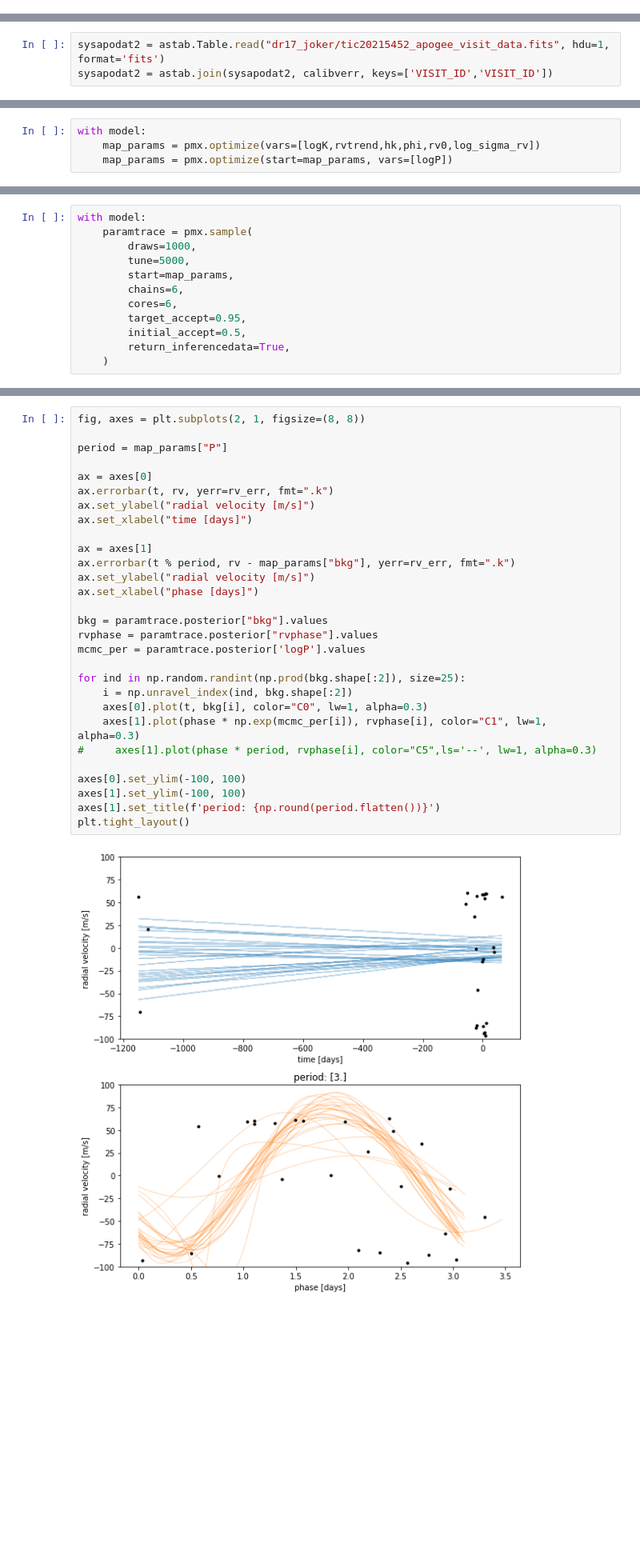
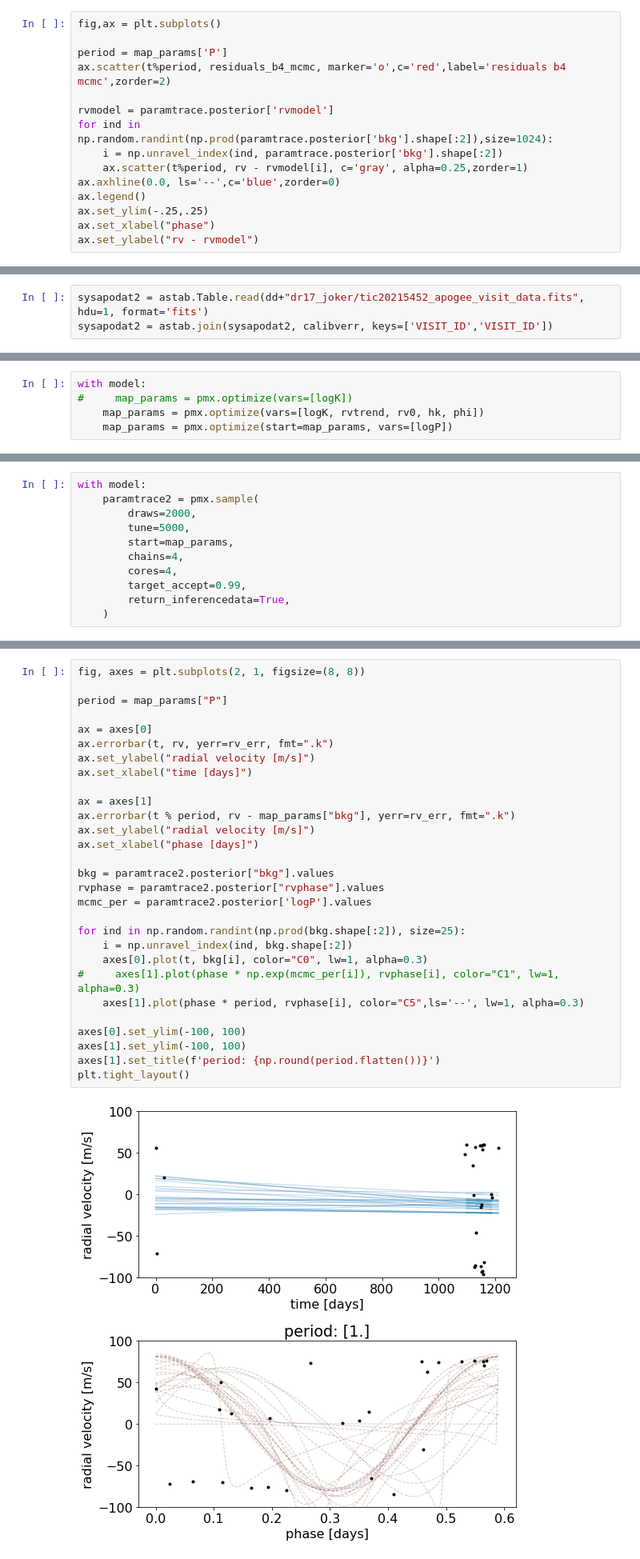
Before and after one commit to kjaehnig/GAT_SEBs, a Jupyter notebook: pymc3_RV_transit_model_testing.ipynb, the cells around one changed output, grey strips where cells are left out. Shown at 80% size. Cells and saved outputs as stored; diff of their text form; blank space fills up the shorter version.

```diff
--- a/pymc3_RV_transit_model_testing.ipynb
+++ b/pymc3_RV_transit_model_testing.ipynb
@@ -279,0 +351,15 @@ WARNING:root:Too few points to create valid contours
+# %%
+fig,ax = plt.subplots()
+
+period = map_params['P']
+ax.scatter(t%period, residuals_b4_mcmc, marker='o',c='red',label='residuals b4 mcmc',zorder=2)
+
+rvmodel = paramtrace.posterior['rvmodel']
+for ind in np.random.randint(np.prod(paramtrace.posterior['bkg'].shape[:2]),size=1024):
+    i = np.unravel_index(ind, paramtrace.posterior['bkg'].shape[:2])
+    ax.scatter(t%period, rv - rvmodel[i], c='gray', alpha=0.25,zorder=1)
+ax.axhline(0.0, ls='--',c='blue',zorder=0)
+ax.legend()
+ax.set_ylim(-.25,.25)
+ax.set_xlabel("phase")
+ax.set_ylabel("rv - rvmodel")
@@ -331,7 +420,7 @@ array([[<AxesSubplot:title={'center':'logP'}>,
 # %% [markdown]
 # pymc3 RV model for TIC 20215452 (more RV measurements, might be SB2)
 # %%
-sysapodat2 = astab.Table.read("dr17_joker/tic20215452_apogee_visit_data.fits", hdu=1, format='fits')
+sysapodat2 = astab.Table.read(dd+"dr17_joker/tic20215452_apogee_visit_data.fits", hdu=1, format='fits')
 sysapodat2 = astab.join(sysapodat2, calibverr, keys=['VISIT_ID','VISIT_ID'])
 # %%
 fig,ax = plt.subplots()
@@ -426,6 +529,7 @@ with pm.Model() as model:
     )
 # %%
 with model:
-    map_params = pmx.optimize(vars=[logK,rvtrend,hk,phi,rv0,log_sigma_rv])
+#     map_params = pmx.optimize(vars=[logK])
+    map_params = pmx.optimize(vars=[logK, rvtrend, rv0, hk, phi])
     map_params = pmx.optimize(start=map_params, vars=[logP])
 # %% [output]
@@ -462,13 +566,12 @@ plt.tight_layout()
 # %%
 with model:
-    paramtrace = pmx.sample(
-        draws=1000,
+    paramtrace2 = pmx.sample(
+        draws=2000,
         tune=5000,
         start=map_params,
-        chains=6,
-        cores=6,
-        target_accept=0.95,
-        initial_accept=0.5,
+        chains=4,
+        cores=4,
+        target_accept=0.99,
         return_inferencedata=True,
     )
 # %% [output]
@@ -520,31 +615,31 @@ WARNING:root:Too few points to create valid contours
 # %%
 fig, axes = plt.subplots(2, 1, figsize=(8, 8))
 
 period = map_params["P"]
 
 ax = axes[0]
 ax.errorbar(t, rv, yerr=rv_err, fmt=".k")
 ax.set_ylabel("radial velocity [m/s]")
 ax.set_xlabel("time [days]")
 
 ax = axes[1]
 ax.errorbar(t % period, rv - map_params["bkg"], yerr=rv_err, fmt=".k")
 ax.set_ylabel("radial velocity [m/s]")
 ax.set_xlabel("phase [days]")
 
-bkg = paramtrace.posterior["bkg"].values
-rvphase = paramtrace.posterior["rvphase"].values
-mcmc_per = paramtrace.posterior['logP'].values
+bkg = paramtrace2.posterior["bkg"].values
+rvphase = paramtrace2.posterior["rvphase"].values
+mcmc_per = paramtrace2.posterior['logP'].values
 
 for ind in np.random.randint(np.prod(bkg.shape[:2]), size=25):
     i = np.unravel_index(ind, bkg.shape[:2])
     axes[0].plot(t, bkg[i], color="C0", lw=1, alpha=0.3)
-    axes[1].plot(phase * np.exp(mcmc_per[i]), rvphase[i], color="C1", lw=1, alpha=0.3)
-#     axes[1].plot(phase * period, rvphase[i], color="C5",ls='--', lw=1, alpha=0.3)
+#     axes[1].plot(phase * np.exp(mcmc_per[i]), rvphase[i], color="C1", lw=1, alpha=0.3)
+    axes[1].plot(phase * period, rvphase[i], color="C5",ls='--', lw=1, alpha=0.3)
 
 axes[0].set_ylim(-100, 100)
 axes[1].set_ylim(-100, 100)
 axes[1].set_title(f'period: {np.round(period.flatten())}')
 plt.tight_layout()
 # %% [output]
-[figure, old version]
+[figure, new version]
```
Also changed, not shown: parts of 28 cells of this notebook, 2 other files.
